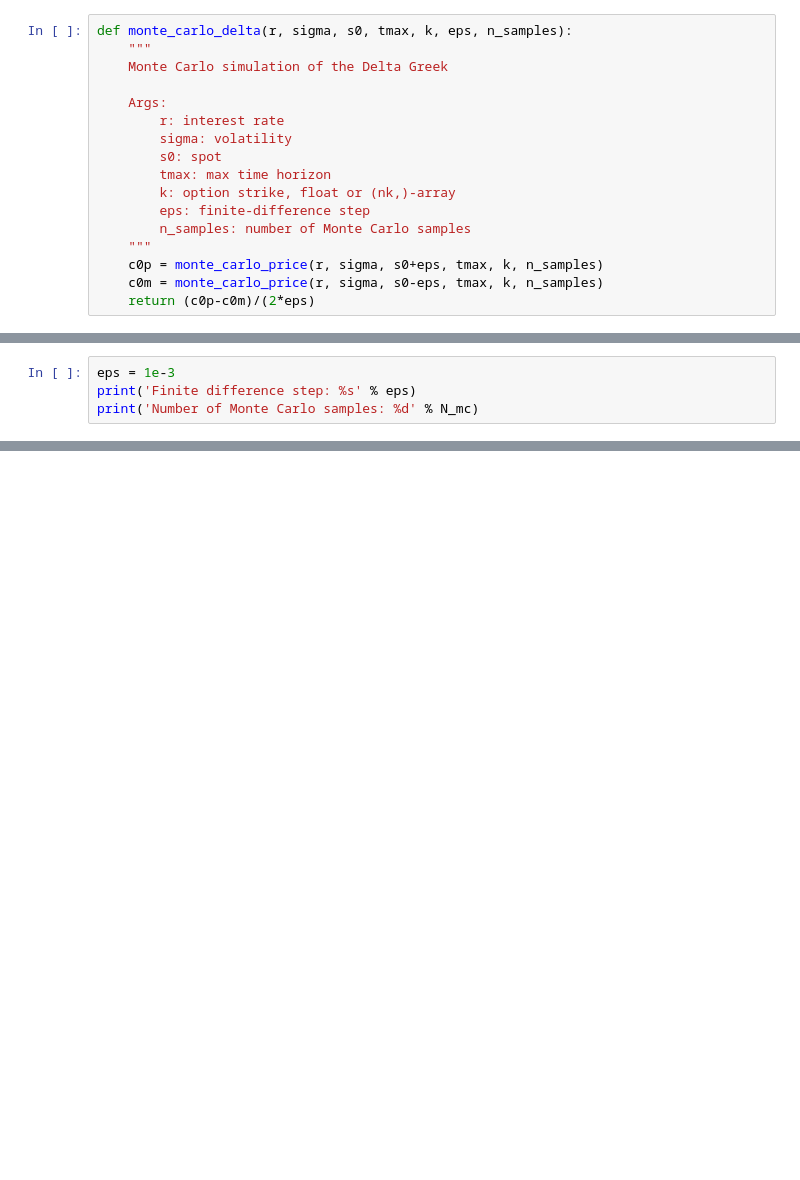
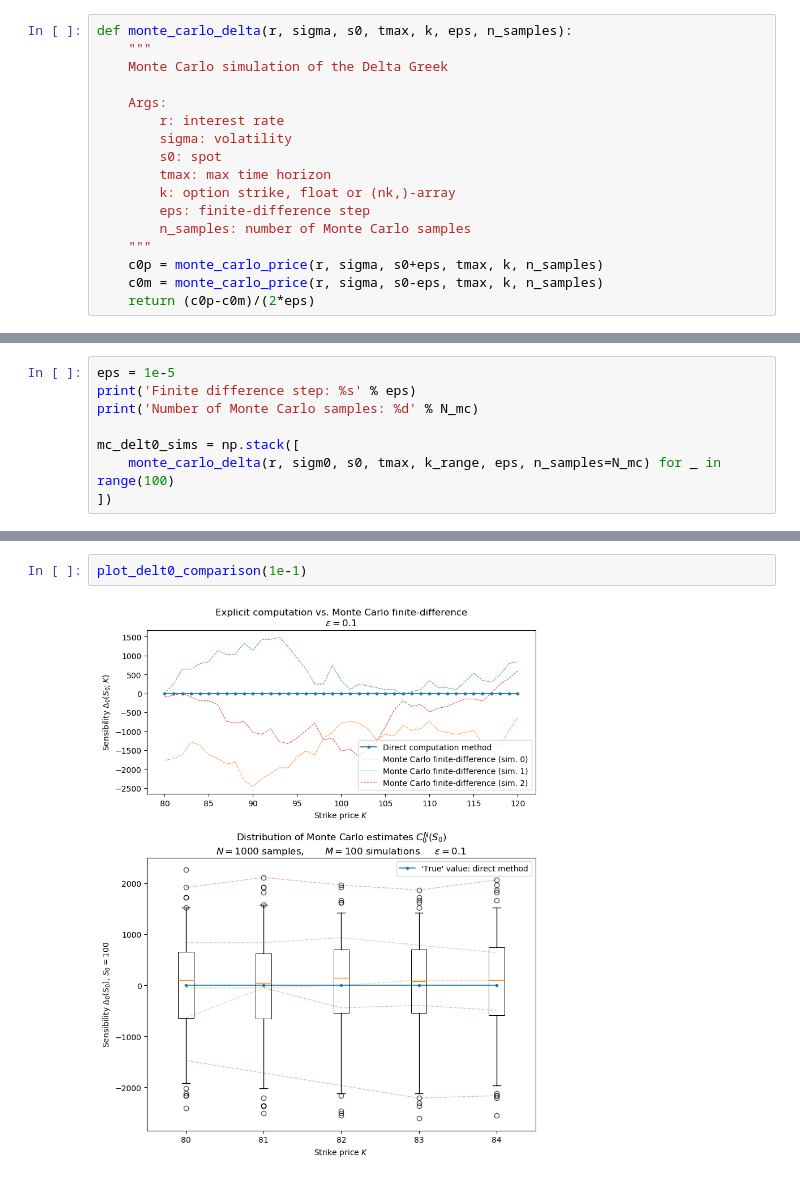
Before and after one commit to ManifoldFR/map552, a Jupyter notebook: cps7-importancesampling/cps7-IS-jallet.ipynb, the cells around one changed output, grey strips where cells are left out. Drawn from its saved outputs; the diff is of its cells as text; blank space fills up the shorter version.

```diff
--- a/cps7-importancesampling/cps7-IS-jallet.ipynb
+++ b/cps7-importancesampling/cps7-IS-jallet.ipynb
@@ -222,5 +204,9 @@ def monte_carlo_delta(r, sigma, s0, tmax, k, eps, n_samples):
 # %%
-eps = 1e-3
+eps = 1e-5
 print('Finite difference step: %s' % eps)
 print('Number of Monte Carlo samples: %d' % N_mc)
+
+mc_delt0_sims = np.stack([
+    monte_carlo_delta(r, sigm0, s0, tmax, k_range, eps, n_samples=N_mc) for _ in range(100)
+])
 # %% [output]
@@ -242,0 +260,4 @@ array([-14.24133497, -14.73241549, -14.73241549,  -9.82161032,
+# %%
+plot_delt0_comparison(1e-1)
+# %% [output]
+[figure, added]
```
Also changed, not shown: parts of 13 cells of this notebook.
